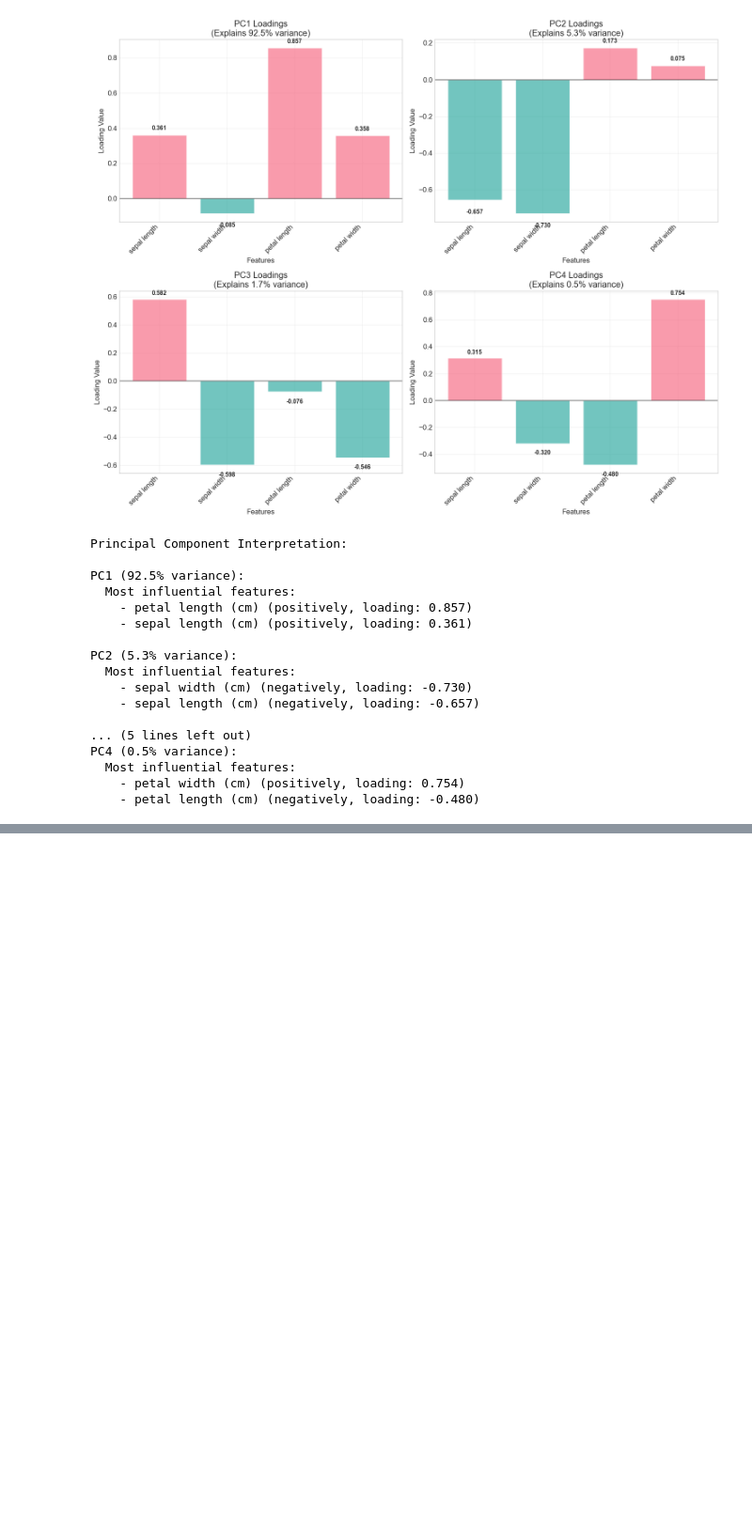
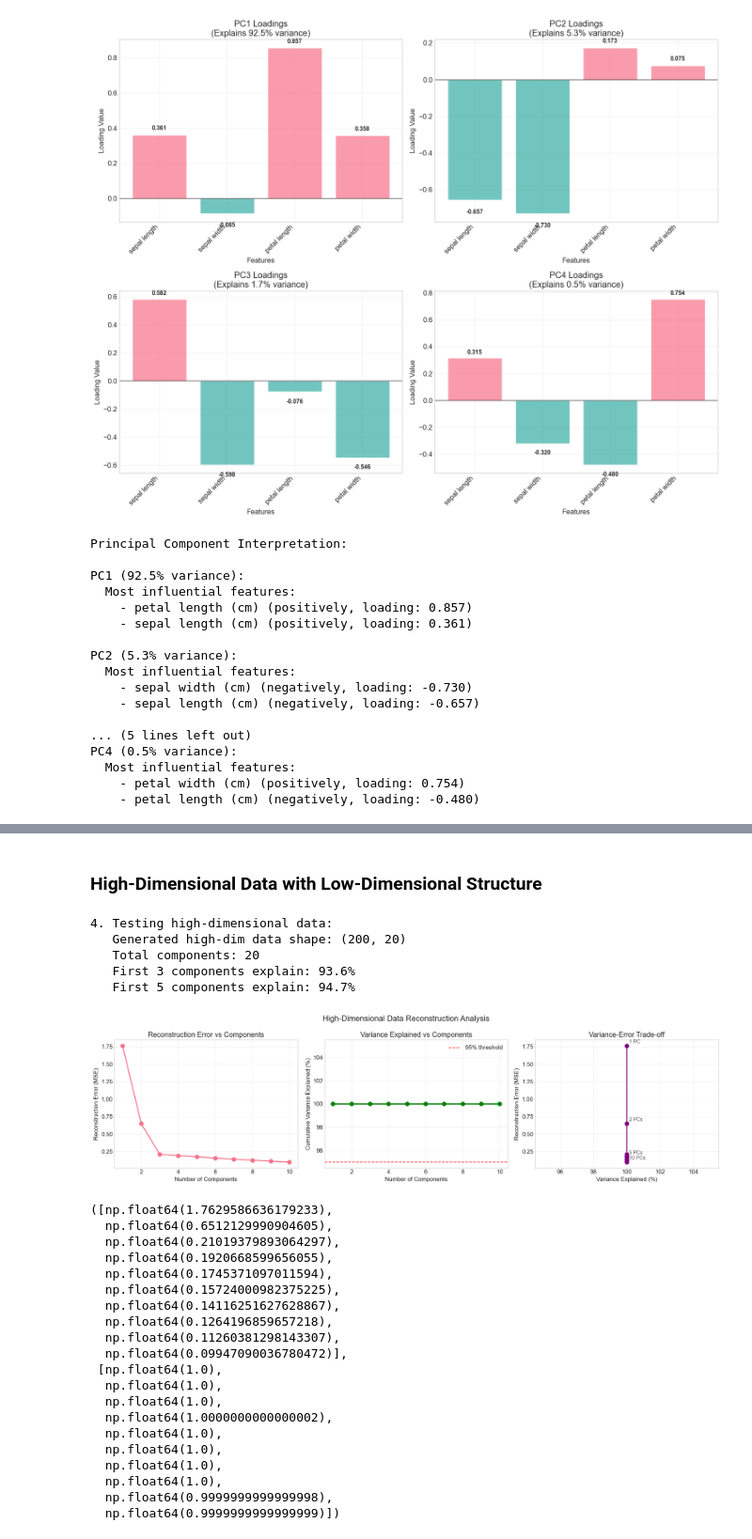
Before and after one commit to NMsby/pca-machine-learning-lab, a Jupyter notebook: notebooks/02_pca_from_scratch.ipynb, the cells around one changed output, grey strips where cells are left out. Shown at 94% size. Saved outputs shown, nothing was run; the diff lists cells and outputs as text; code cells hidden in the pictures; blank space fills up the shorter version.

```diff
--- a/notebooks/02_pca_from_scratch.ipynb
+++ b/notebooks/02_pca_from_scratch.ipynb
@@ -703,0 +819,53 @@ PC4 (0.5% variance):
+# %% [markdown]
+### High-Dimensional Data with Low-Dimensional Structure
+# %%
+print("\n4. Testing high-dimensional data:")
+
+X_high_dim = generate_high_dimensional_data(
+    n_samples=200,
+    n_features=20,
+    n_informative=3,
+    noise_std=0.5,
+    random_state=789
+)
+
+print(f"   Generated high-dim data shape: {X_high_dim.shape}")
+
+# Apply PCA with different numbers of components
+pca_high_dim = PCA()  # Keep all components initially
+pca_high_dim.fit(X_high_dim)
+
+print(f"   Total components: {len(pca_high_dim.explained_variance_ratio_)}")
+print(f"   First 3 components explain: {np.sum(pca_high_dim.explained_variance_ratio_[:3])*100:.1f}%")
+print(f"   First 5 components explain: {np.sum(pca_high_dim.explained_variance_ratio_[:5])*100:.1f}%")
+
+# Use our reconstruction analysis
+plot_reconstruction_analysis(X_high_dim, pca_high_dim, max_components=10,
+                           title="High-Dimensional Data Reconstruction Analysis")
+# %% [output]
+4. Testing high-dimensional data:
+   Generated high-dim data shape: (200, 20)
+   Total components: 20
+   First 3 components explain: 93.6%
+   First 5 components explain: 94.7%
+[figure, added]
+([np.float64(1.7629586636179233),
+  np.float64(0.6512129990904605),
+  np.float64(0.21019379893064297),
+  np.float64(0.1920668599656055),
+  np.float64(0.1745371097011594),
+  np.float64(0.15724000982375225),
+  np.float64(0.14116251627628867),
+  np.float64(0.1264196859657218),
+  np.float64(0.11260381298143307),
+  np.float64(0.09947090036780472)],
+ [np.float64(1.0),
+  np.float64(1.0),
+  np.float64(1.0),
+  np.float64(1.0000000000000002),
+  np.float64(1.0),
+  np.float64(1.0),
+  np.float64(1.0),
+  np.float64(1.0),
+  np.float64(0.9999999999999998),
+  np.float64(0.9999999999999999)])
```
Also changed, not shown: parts of 12 cells of this notebook, 2 other files.
